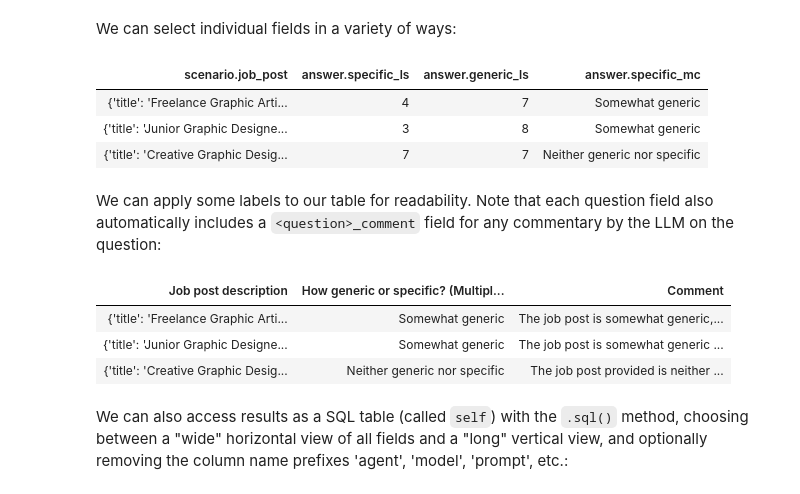
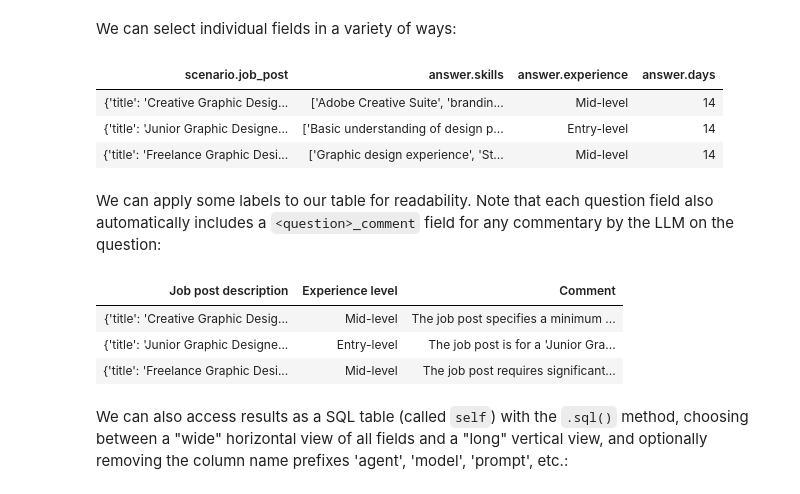
Before and after one commit to expectedparrot/edsl, a Jupyter notebook: docs/notebooks/data_labeling_agent.ipynb, the cells around one changed output. Drawn from its saved outputs; the diff is of its cells as text; code cells hidden in the pictures.

```diff
--- a/docs/notebooks/data_labeling_agent.ipynb
+++ b/docs/notebooks/data_labeling_agent.ipynb
@@ -184,0 +120,31 @@ jobs_survey = Survey(questions = [q_specific_ls, q_generic_ls, q_specific_mc])
+# %%
+q_skills = QuestionList(
+    question_name = "skills",
+    question_text = """
+        Consider the following job category and job post at an online labor marketplace.
+        Job category: {{ job_category }}
+        Job post: {{ job_post }}
+        What are some key skills required for this job?"""
+)
+
+q_experience = QuestionMultipleChoice(
+    question_name = "experience",
+    question_text = """
+        Consider the following job category and job post at an online labor marketplace.
+        Job category: {{ job_category }}
+        Job post: {{ job_post }}
+        What level of experience is required for this job?""",
+    question_options = [
+        "Entry-level",
+        "Mid-level",
+        "Senior-level"]
+)
+
+q_days = QuestionNumerical(
+    question_name = "days",
+    question_text = """
+        Consider the following job category and job post at an online labor marketplace.
+        Job category: {{ job_category }}
+        Job post: {{ job_post }}
+        Estimate the number of days until this job post is fulfilled."""
+)
@@ -185 +154,5 @@ jobs_survey = Survey(questions = [q_specific_ls, q_generic_ls, q_specific_mc])
+# %%
+from edsl import Survey
+
+jobs_survey = Survey(questions = [q_skills, q_experience, q_days])
 # %% [markdown]
@@ -201,4 +194,0 @@ expertise = f"You regularly perform jobs in the following category: { job_catego
-# %%
-job_category = "Graphic design"
-example_agent = Agent(name = "Example agent", traits = {"base_persona": base_persona, "expertise": expertise})
-example_agent.print()
@@ -247,0 +258,2 @@ scenarios[0].print()
+# %%
+model = Model('gpt-4-1106-preview')
@@ -337,29 +319,29 @@ Index(['agent.agent_name', 'agent.base_persona', 'agent.expertise',
 We can select individual fields in a variety of ways:
 # %%
 (results["Graphic Design"]
- .select("job_post", "specific_ls", "generic_ls", "specific_mc")
+ .select("job_post", "skills", "experience", "days")
  .print()
 )
 # %% [output]
-| scenario.job_post | answer.specific_ls | answer.generic_ls | answer.specific_mc |
-| {'title': 'Freelance Graphic Arti... | 4 | 7 | Somewhat generic |
-| {'title': 'Junior Graphic Designe... | 3 | 8 | Somewhat generic |
-| {'title': 'Creative Graphic Desig... | 7 | 7 | Neither generic nor specific |
+| scenario.job_post | answer.skills | answer.experience | answer.days |
+| {'title': 'Creative Graphic Desig... | ['Adobe Creative Suite', 'brandin... | Mid-level | 14 |
+| {'title': 'Junior Graphic Designe... | ['Basic understanding of design p... | Entry-level | 14 |
+| {'title': 'Freelance Graphic Desi... | ['Graphic design experience', 'St... | Mid-level | 14 |
 # %% [markdown]
 We can apply some labels to our table for readability. Note that each question field also automatically includes a `<question>_comment` field for any commentary by the LLM on the question:
 # %%
 (results["Graphic Design"]
- .select("job_post", "specific_mc", "specific_mc_comment")
+ .select("job_post", "experience", "experience_comment")
  .print(pretty_labels = {
      "scenario.job_post":"Job post description",
-     "answer.specific_mc":"How generic or specific? (Multiple choice)",
-     "answer.specific_mc_comment":"Comment"})
+     "answer.experience":"Experience level",
+     "answer.experience_comment":"Comment"})
 )
 # %% [output]
-| Job post description | How generic or specific? (Multipl... | Comment |
-| {'title': 'Freelance Graphic Arti... | Somewhat generic | The job post is somewhat generic,... |
-| {'title': 'Junior Graphic Designe... | Somewhat generic | The job post is somewhat generic ... |
-| {'title': 'Creative Graphic Desig... | Neither generic nor specific | The job post provided is neither ... |
+| Job post description | Experience level | Comment |
+| {'title': 'Creative Graphic Desig... | Mid-level | The job post specifies a minimum ... |
+| {'title': 'Junior Graphic Designe... | Entry-level | The job post is for a 'Junior Gra... |
+| {'title': 'Freelance Graphic Desi... | Mid-level | The job post requires significant... |
 # %% [markdown]
 We can also access results as a SQL table (called `self`) with the `.sql()` method, choosing between a "wide" horizontal view of all fields and a "long" vertical view, and optionally removing the column name prefixes 'agent', 'model', 'prompt', etc.:
 # %%
```
Also changed, not shown: parts of 49 cells of this notebook.
